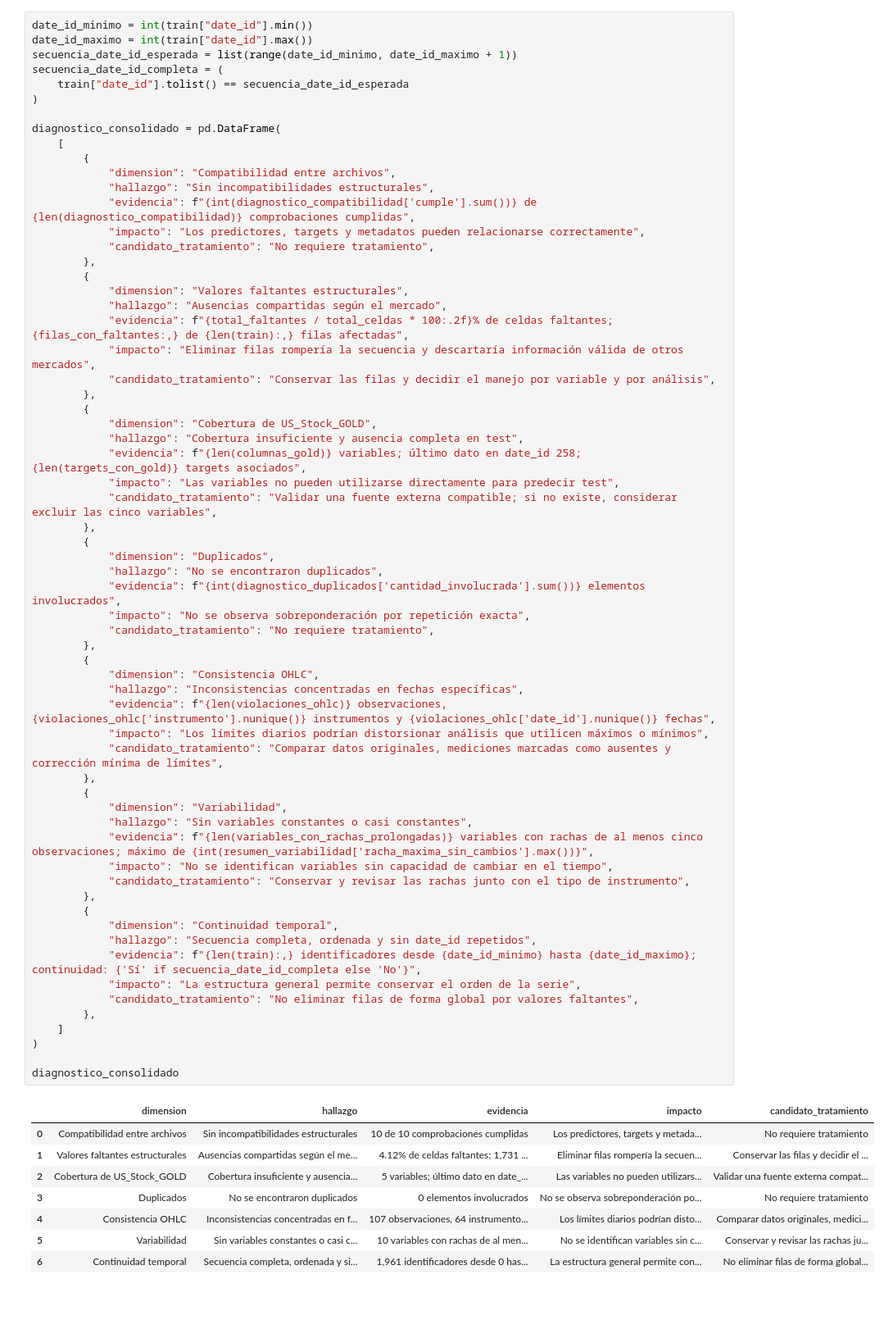
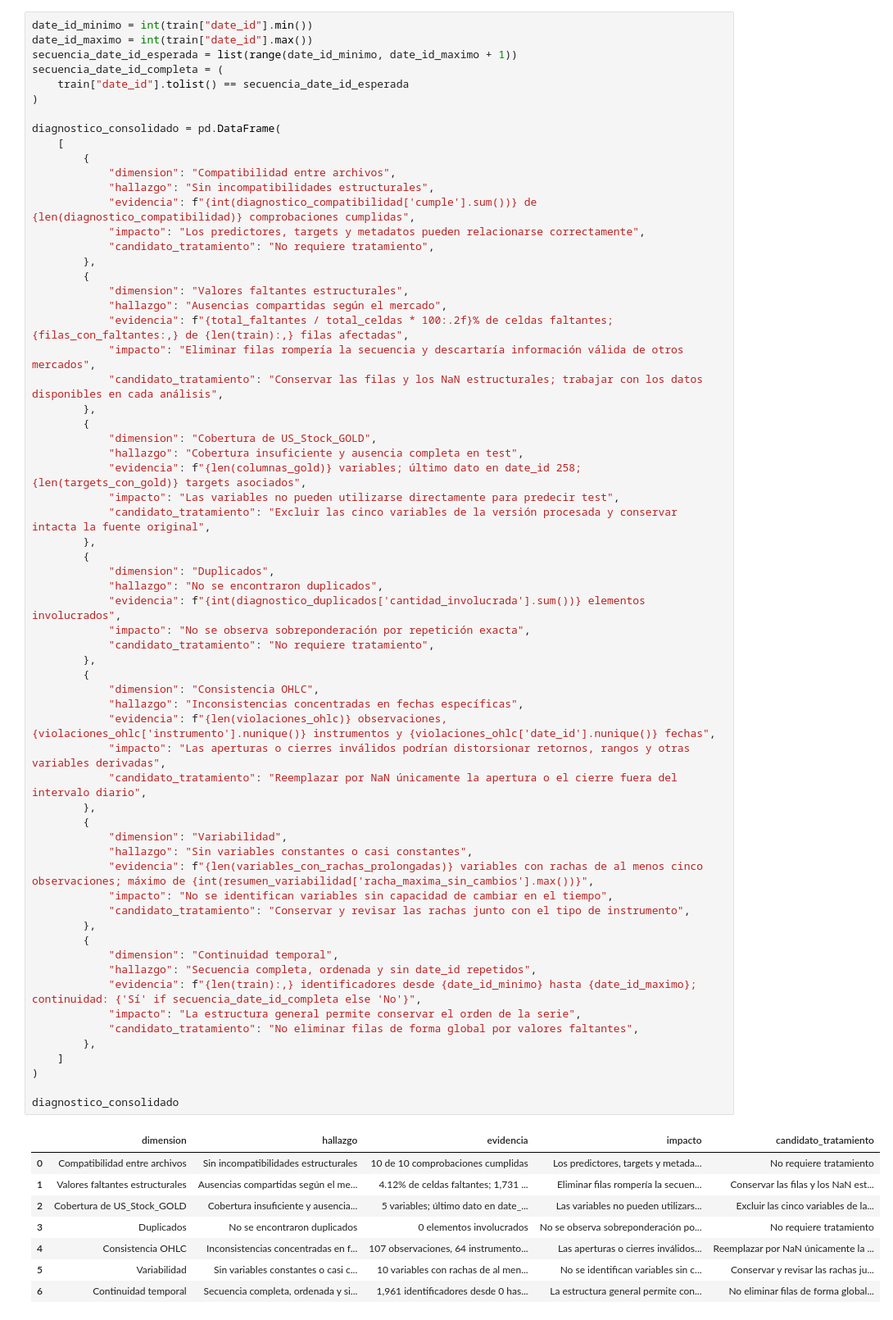
Before and after one commit to Bamo0507/Proyecto_2_EDA_Data_Science, a Jupyter notebook: notebooks/01_analisis_exploratorio.ipynb, the cells around one changed output. Shown at 82% size. Saved outputs shown, nothing was run; the diff lists cells and outputs as text.

```diff
--- a/notebooks/01_analisis_exploratorio.ipynb
+++ b/notebooks/01_analisis_exploratorio.ipynb
@@ -995,14 +1007,14 @@ diagnostico_consolidado = pd.DataFrame(
             "hallazgo": "Ausencias compartidas según el mercado",
             "evidencia": f"{total_faltantes / total_celdas * 100:.2f}% de celdas faltantes; {filas_con_faltantes:,} de {len(train):,} filas afectadas",
             "impacto": "Eliminar filas rompería la secuencia y descartaría información válida de otros mercados",
-            "candidato_tratamiento": "Conservar las filas y decidir el manejo por variable y por análisis",
+            "candidato_tratamiento": "Conservar las filas y los NaN estructurales; trabajar con los datos disponibles en cada análisis",
         },
         {
             "dimension": "Cobertura de US_Stock_GOLD",
             "hallazgo": "Cobertura insuficiente y ausencia completa en test",
             "evidencia": f"{len(columnas_gold)} variables; último dato en date_id 258; {len(targets_con_gold)} targets asociados",
             "impacto": "Las variables no pueden utilizarse directamente para predecir test",
-            "candidato_tratamiento": "Validar una fuente externa compatible; si no existe, considerar excluir las cinco variables",
+            "candidato_tratamiento": "Excluir las cinco variables de la versión procesada y conservar intacta la fuente original",
         },
         {
             "dimension": "Duplicados",
@@ -1010,39 +1022,39 @@ diagnostico_consolidado = pd.DataFrame(
             "evidencia": f"{int(diagnostico_duplicados['cantidad_involucrada'].sum())} elementos involucrados",
             "impacto": "No se observa sobreponderación por repetición exacta",
             "candidato_tratamiento": "No requiere tratamiento",
         },
         {
             "dimension": "Consistencia OHLC",
             "hallazgo": "Inconsistencias concentradas en fechas específicas",
             "evidencia": f"{len(violaciones_ohlc)} observaciones, {violaciones_ohlc['instrumento'].nunique()} instrumentos y {violaciones_ohlc['date_id'].nunique()} fechas",
-            "impacto": "Los límites diarios podrían distorsionar análisis que utilicen máximos o mínimos",
-            "candidato_tratamiento": "Comparar datos originales, mediciones marcadas como ausentes y corrección mínima de límites",
+            "impacto": "Las aperturas o cierres inválidos podrían distorsionar retornos, rangos y otras variables derivadas",
+            "candidato_tratamiento": "Reemplazar por NaN únicamente la apertura o el cierre fuera del intervalo diario",
         },
         {
             "dimension": "Variabilidad",
             "hallazgo": "Sin variables constantes o casi constantes",
             "evidencia": f"{len(variables_con_rachas_prolongadas)} variables con rachas de al menos cinco observaciones; máximo de {int(resumen_variabilidad['racha_maxima_sin_cambios'].max())}",
             "impacto": "No se identifican variables sin capacidad de cambiar en el tiempo",
             "candidato_tratamiento": "Conservar y revisar las rachas junto con el tipo de instrumento",
         },
         {
             "dimension": "Continuidad temporal",
             "hallazgo": "Secuencia completa, ordenada y sin date_id repetidos",
             "evidencia": f"{len(train):,} identificadores desde {date_id_minimo} hasta {date_id_maximo}; continuidad: {'Sí' if secuencia_date_id_completa else 'No'}",
             "impacto": "La estructura general permite conservar el orden de la serie",
             "candidato_tratamiento": "No eliminar filas de forma global por valores faltantes",
         },
     ]
 )
 
 diagnostico_consolidado
 # %% [output]
 |  | dimension | hallazgo | evidencia | impacto | candidato_tratamiento |
 | 0 | Compatibilidad entre archivos | Sin incompatibilidades estructurales | 10 de 10 comprobaciones cumplidas | Los predictores, targets y metada... | No requiere tratamiento |
-| 1 | Valores faltantes estructurales | Ausencias compartidas según el me... | 4.12% de celdas faltantes; 1,731 ... | Eliminar filas rompería la secuen... | Conservar las filas y decidir el ... |
-| 2 | Cobertura de US_Stock_GOLD | Cobertura insuficiente y ausencia... | 5 variables; último dato en date_... | Las variables no pueden utilizars... | Validar una fuente externa compat... |
+| 1 | Valores faltantes estructurales | Ausencias compartidas según el me... | 4.12% de celdas faltantes; 1,731 ... | Eliminar filas rompería la secuen... | Conservar las filas y los NaN est... |
+| 2 | Cobertura de US_Stock_GOLD | Cobertura insuficiente y ausencia... | 5 variables; último dato en date_... | Las variables no pueden utilizars... | Excluir las cinco variables de la... |
 | 3 | Duplicados | No se encontraron duplicados | 0 elementos involucrados | No se observa sobreponderación po... | No requiere tratamiento |
-| 4 | Consistencia OHLC | Inconsistencias concentradas en f... | 107 observaciones, 64 instrumento... | Los límites diarios podrían disto... | Comparar datos originales, medici... |
+| 4 | Consistencia OHLC | Inconsistencias concentradas en f... | 107 observaciones, 64 instrumento... | Las aperturas o cierres inválidos... | Reemplazar por NaN únicamente la ... |
 | 5 | Variabilidad | Sin variables constantes o casi c... | 10 variables con rachas de al men... | No se identifican variables sin c... | Conservar y revisar las rachas ju... |
 | 6 | Continuidad temporal | Secuencia completa, ordenada y si... | 1,961 identificadores desde 0 has... | La estructura general permite con... | No eliminar filas de forma global... |
 # %% [markdown]
```
Also changed, not shown: parts of 5 cells of this notebook, 1 other file.
